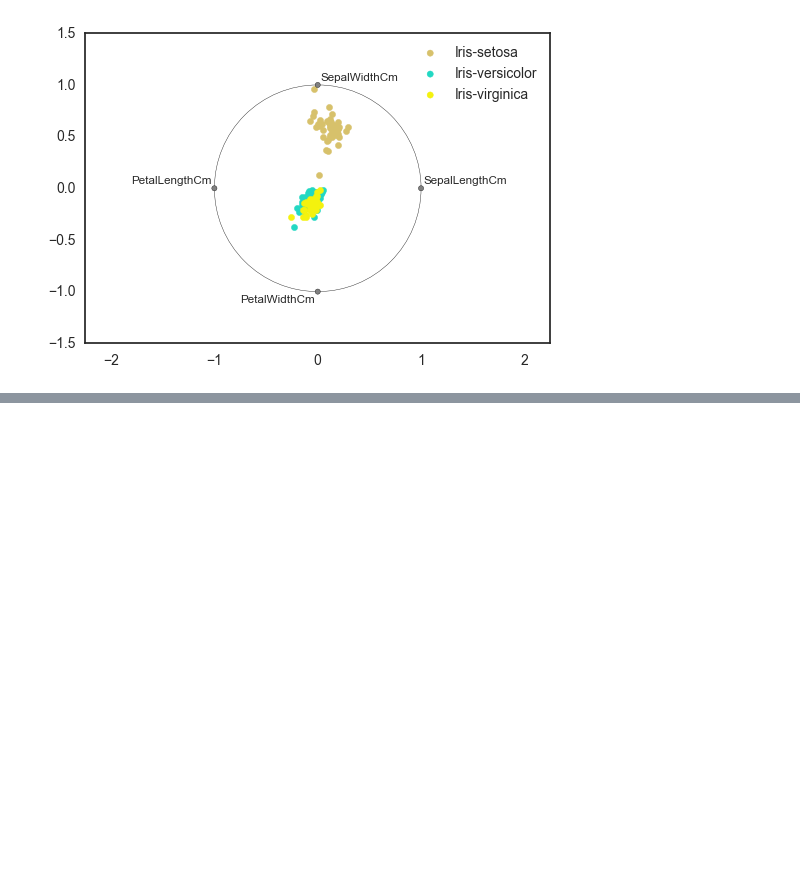
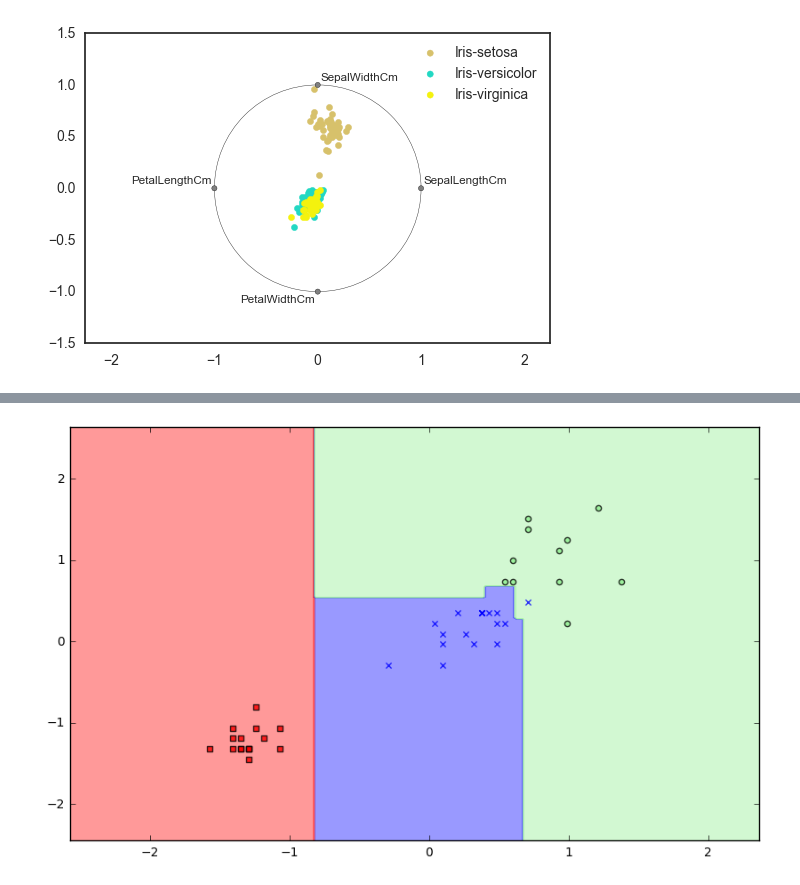
Before and after one commit to amitanalyste/kaggle, a Jupyter notebook: iris/Iris_Data_Visualization.ipynb, the cells around one changed output, grey strips where cells are left out. Saved outputs shown, nothing was run; the diff lists cells and outputs as text; code cells hidden in the pictures; blank space fills up the shorter version.

```diff
--- a/iris/Iris_Data_Visualization.ipynb
+++ b/iris/Iris_Data_Visualization.ipynb
@@ -146,0 +306,4 @@ radviz(df.drop("Id", axis=1), "Species")
+# %%
+plot_decision_regions(X_test_std, y_test, xgb_clf)
+# %% [output]
+[figure, added]
```
Also changed, not shown: parts of 18 cells of this notebook.
